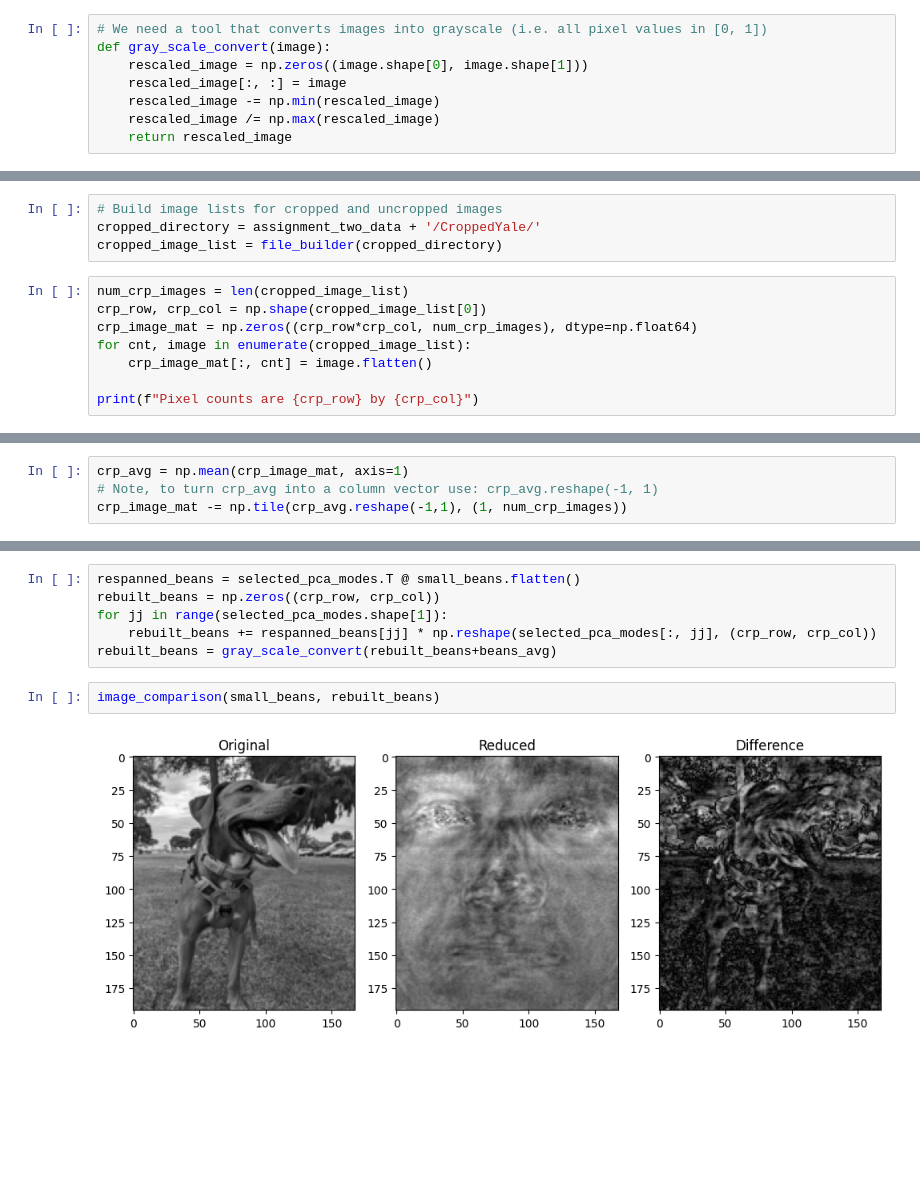
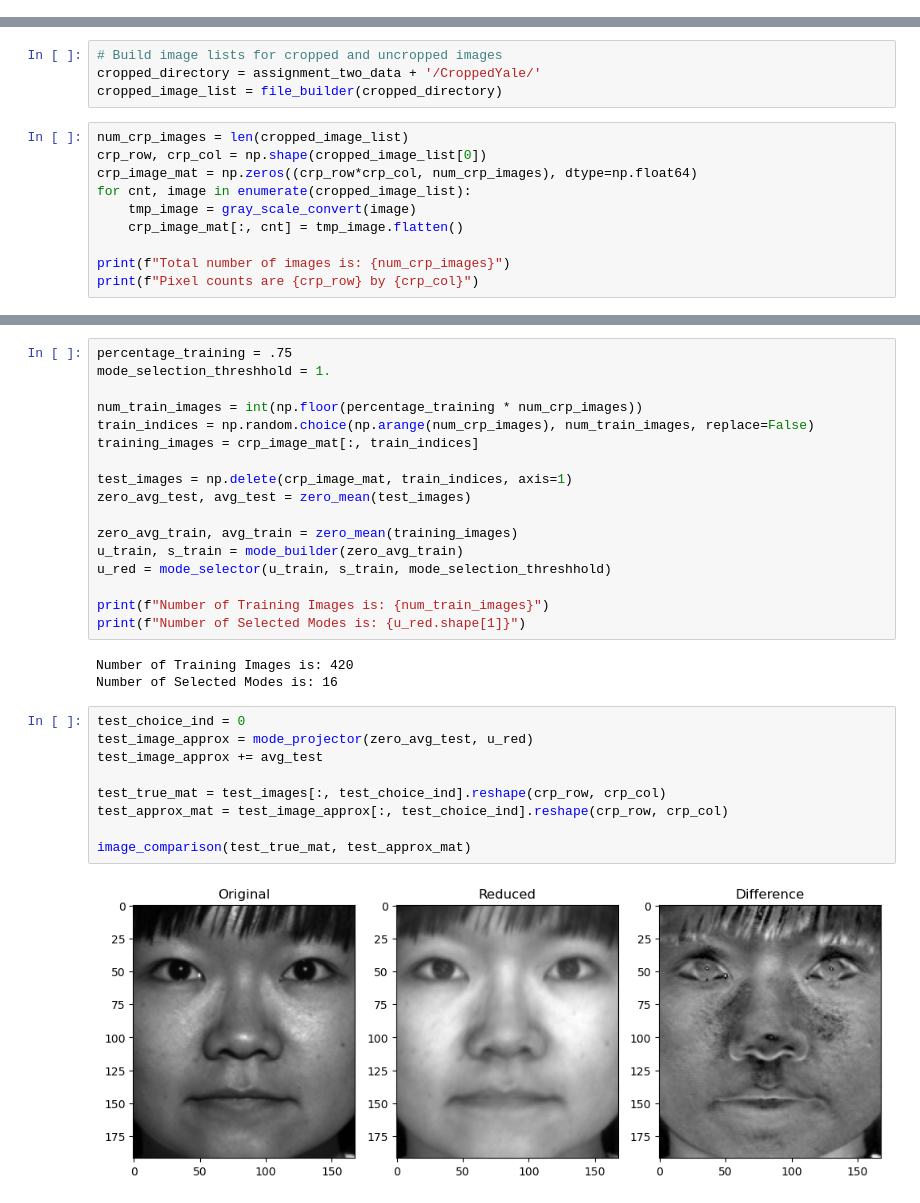
Before and after one commit to cwcurtis/MATH-596-Mathematical-Data-Science, a Jupyter notebook: Lecture_Notes/Applications_of_the_SVD_and_Cluster_Analysis.ipynb, the cells around one changed output, grey strips where cells are left out. Saved outputs shown, nothing was run; the diff lists cells and outputs as text; blank space fills up the shorter version.

```diff
--- a/Lecture_Notes/Applications_of_the_SVD_and_Cluster_Analysis.ipynb
+++ b/Lecture_Notes/Applications_of_the_SVD_and_Cluster_Analysis.ipynb
@@ -30,8 +20,0 @@ def file_builder(directory):
-# %%
-# We need a tool that converts images into grayscale (i.e. all pixel values in [0, 1])
-def gray_scale_convert(image):
-    rescaled_image = np.zeros((image.shape[0], image.shape[1]))
-    rescaled_image[:, :] = image
-    rescaled_image -= np.min(rescaled_image)
-    rescaled_image /= np.max(rescaled_image)
-    return rescaled_image
@@ -59,7 +29,9 @@ num_crp_images = len(cropped_image_list)
 crp_row, crp_col = np.shape(cropped_image_list[0])
 crp_image_mat = np.zeros((crp_row*crp_col, num_crp_images), dtype=np.float64)
 for cnt, image in enumerate(cropped_image_list):
-    crp_image_mat[:, cnt] = image.flatten()
+    tmp_image = gray_scale_convert(image)
+    crp_image_mat[:, cnt] = tmp_image.flatten()
 
+print(f"Total number of images is: {num_crp_images}")
 print(f"Pixel counts are {crp_row} by {crp_col}")
 # %% [output]
@@ -66,5 +39 @@ print(f"Pixel counts are {crp_row} by {crp_col}")
 Pixel counts are 192 by 168
-# %%
-crp_avg = np.mean(crp_image_mat, axis=1)
-# Note, to turn crp_avg into a column vector use: crp_avg.reshape(-1, 1)
-crp_image_mat -= np.tile(crp_avg.reshape(-1,1), (1, num_crp_images))
@@ -101,10 +40,31 @@ print(selected_pca_modes.shape)
-# %%
-respanned_beans = selected_pca_modes.T @ small_beans.flatten()
-rebuilt_beans = np.zeros((crp_row, crp_col))
-for jj in range(selected_pca_modes.shape[1]):
-    rebuilt_beans += respanned_beans[jj] * np.reshape(selected_pca_modes[:, jj], (crp_row, crp_col))
-rebuilt_beans = gray_scale_convert(rebuilt_beans+beans_avg)
-# %%
-image_comparison(small_beans, rebuilt_beans)
-# %% [output]
-[figure, removed]
+# %%
+percentage_training = .75
+mode_selection_threshhold = 1.
+
+num_train_images = int(np.floor(percentage_training * num_crp_images))
+train_indices = np.random.choice(np.arange(num_crp_images), num_train_images, replace=False)
+training_images = crp_image_mat[:, train_indices]
+
+test_images = np.delete(crp_image_mat, train_indices, axis=1)
+zero_avg_test, avg_test = zero_mean(test_images)
+
+zero_avg_train, avg_train = zero_mean(training_images)
+u_train, s_train = mode_builder(zero_avg_train)
+u_red = mode_selector(u_train, s_train, mode_selection_threshhold)
+
+print(f"Number of Training Images is: {num_train_images}")
+print(f"Number of Selected Modes is: {u_red.shape[1]}")
+# %% [output]
+Number of Training Images is: 420
+Number of Selected Modes is: 16
+# %%
+test_choice_ind = 0
+test_image_approx = mode_projector(zero_avg_test, u_red)
+test_image_approx += avg_test
+
+test_true_mat = test_images[:, test_choice_ind].reshape(crp_row, crp_col)
+test_approx_mat = test_image_approx[:, test_choice_ind].reshape(crp_row, crp_col)
+
+image_comparison(test_true_mat, test_approx_mat)
+# %% [output]
+[figure, added]
```
Also changed, not shown: parts of 14 cells of this notebook, 1 other file.
